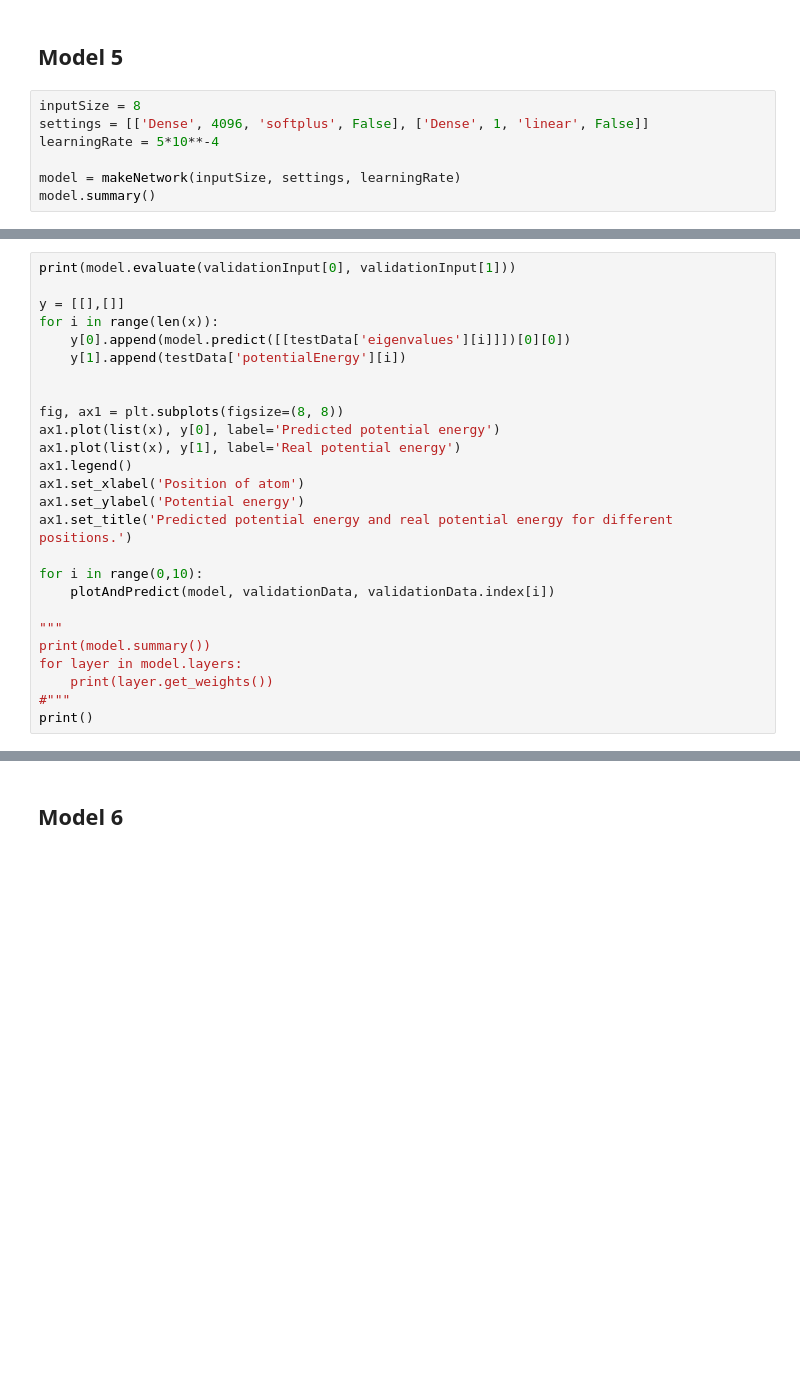
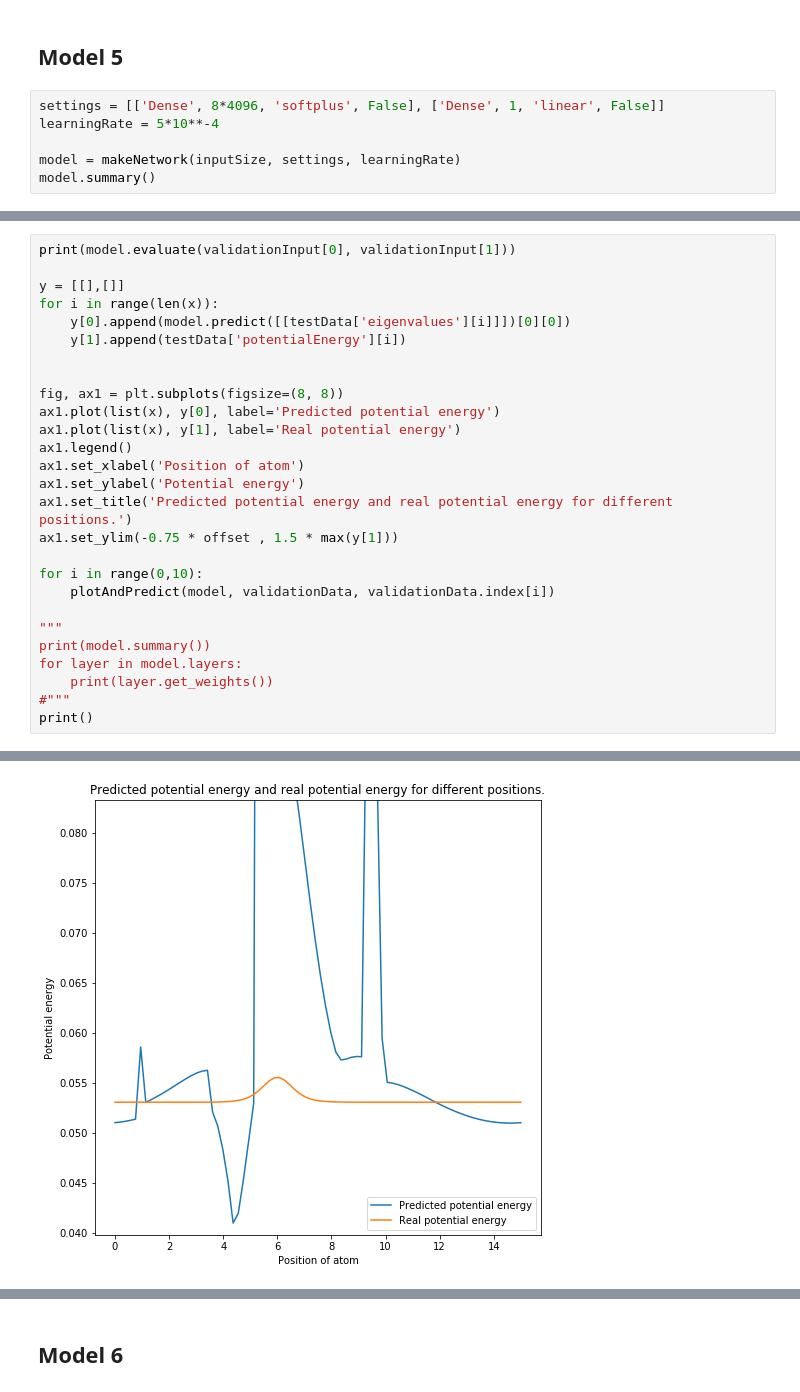
Before and after one commit to TimHeiszwolf/Quantum_energy_ML, a Jupyter notebook: MachineLearning.ipynb, the cells around one changed output, grey strips where cells are left out. Drawn from its saved outputs; the diff is of its cells as text; blank space fills up the shorter version.

```diff
--- a/MachineLearning.ipynb
+++ b/MachineLearning.ipynb
@@ -590,8 +616,7 @@ print()
 # %% [markdown]
 ## Model 5
 # %%
-inputSize = 8
-settings = [['Dense', 4096, 'softplus', False], ['Dense', 1, 'linear', False]]
+settings = [['Dense', 8*4096, 'softplus', False], ['Dense', 1, 'linear', False]]
 learningRate = 5*10**-4
 
 model = makeNetwork(inputSize, settings, learningRate)
@@ -615,6 +676,7 @@ ax1.legend()
 ax1.set_xlabel('Position of atom')
 ax1.set_ylabel('Potential energy')
 ax1.set_title('Predicted potential energy and real potential energy for different positions.')
+ax1.set_ylim(-0.75 * offset , 1.5 * max(y[1]))
 
 for i in range(0,10):
     plotAndPredict(model, validationData, validationData.index[i])
@@ -625,3 +687,4 @@ for layer in model.layers:
     print(layer.get_weights())
 #"""
 print()
+# %% [output]
@@ -627,0 +693 @@ print()
+[figure, added]
```
Also changed, not shown: parts of 20 cells of this notebook, 3 other files.
